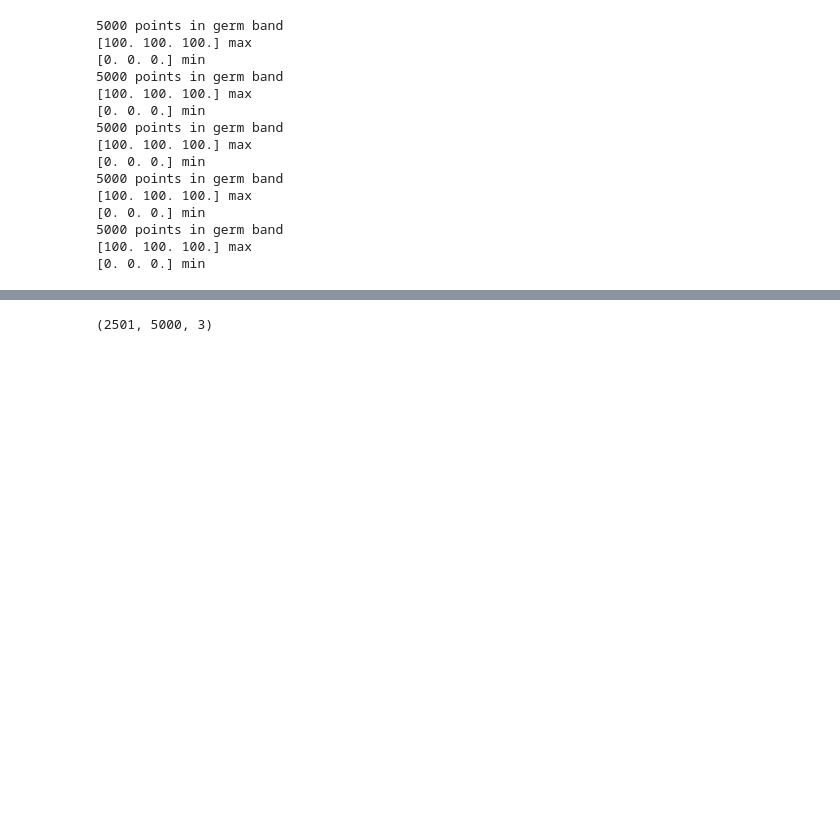
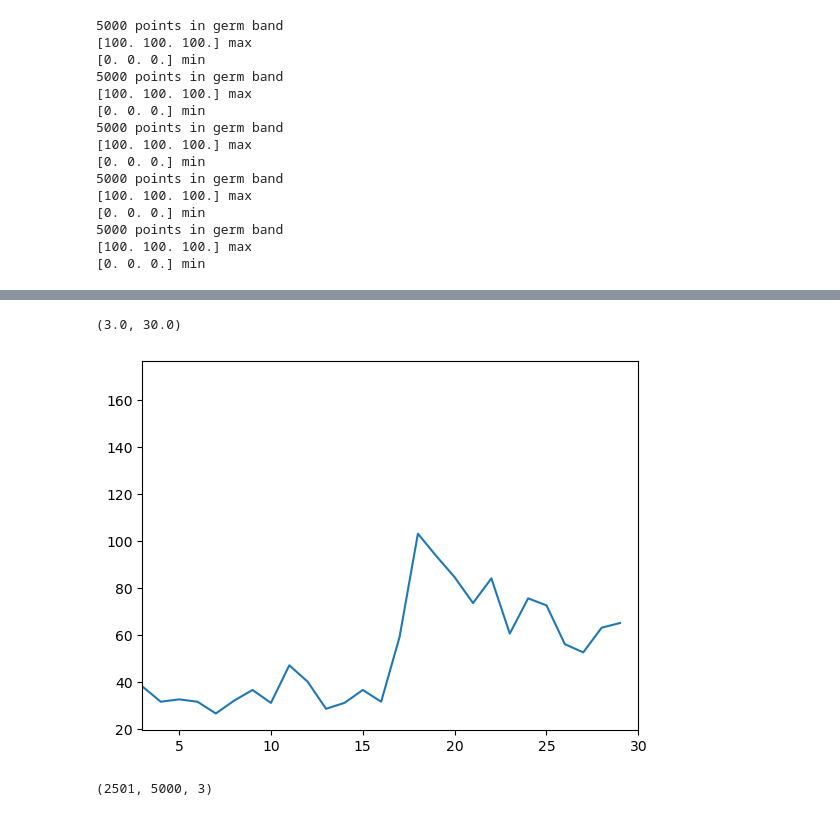
Before and after one commit to JakobSchauser/Thesis, a Jupyter notebook: CodePass2/statistics.ipynb, the cells around one changed output, grey strips where cells are left out. Saved outputs shown, nothing was run; the diff lists cells and outputs as text; code cells hidden in the pictures; blank space fills up the shorter version.

```diff
--- a/CodePass2/statistics.ipynb
+++ b/CodePass2/statistics.ipynb
@@ -68,3 +81,20 @@ counts.shape (500, 5000)
+# %%
+#
+x, y = [], []
+oldx = np.array([i for i in range(len(sumcount))])
+# break sumcount into 50 bins
+for i in range(30):
+    x.append(i)
+    mask = (oldx > i*len(oldx)/30) & (oldx <(i+1)*len(oldx)/30)
+    yval = np.sum(sumcount[mask])
+    y.append(yval)
+
+
+plt.plot(x, np.array(y)/2)
+plt.xlim(3,30)
+# %% [output]
+(3.0, 30.0)
+[figure, added]
 # %%
 toomany = rosettes.sum(axis=0) > 20
 
```
Also changed, not shown: parts of 3 cells of this notebook, 1 other file.
